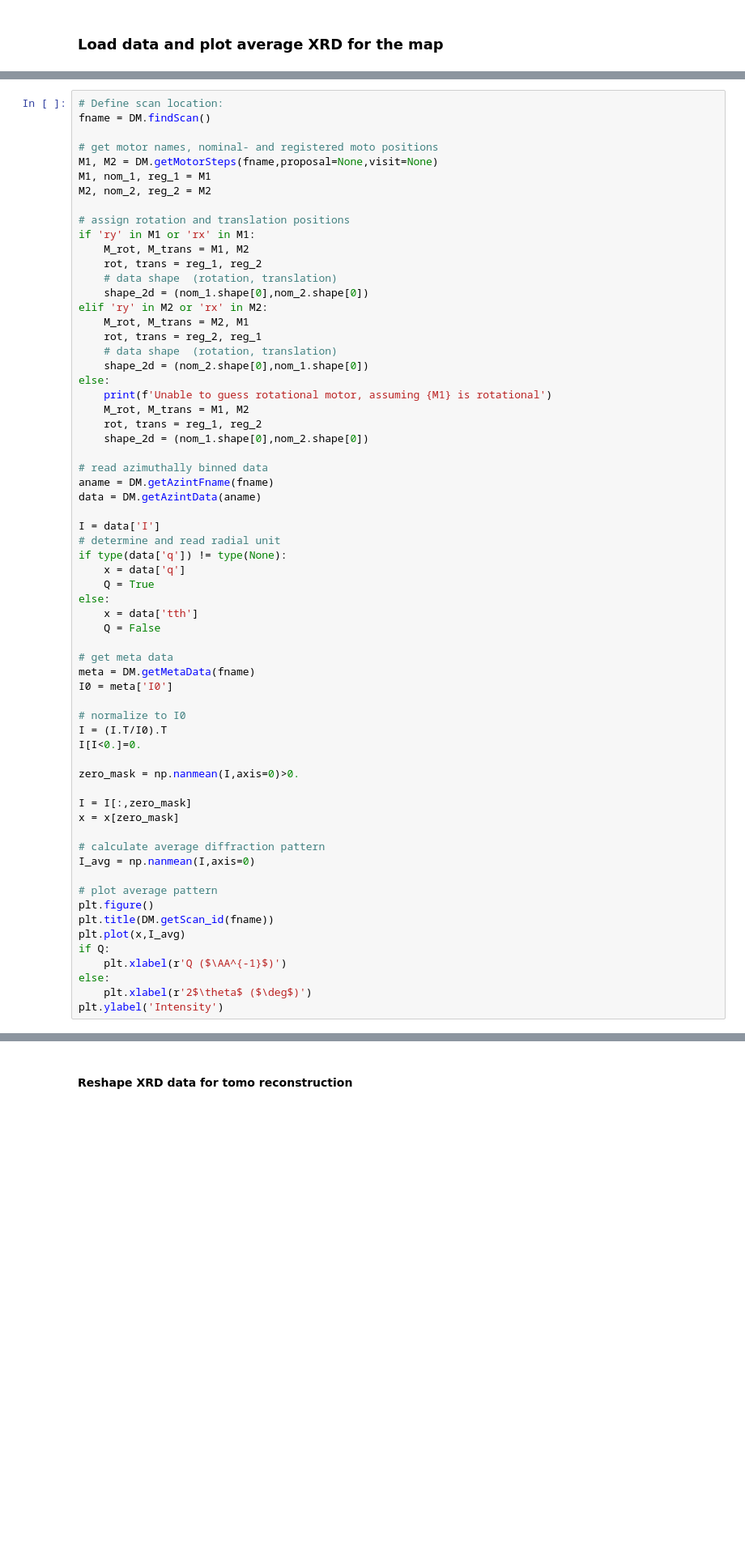
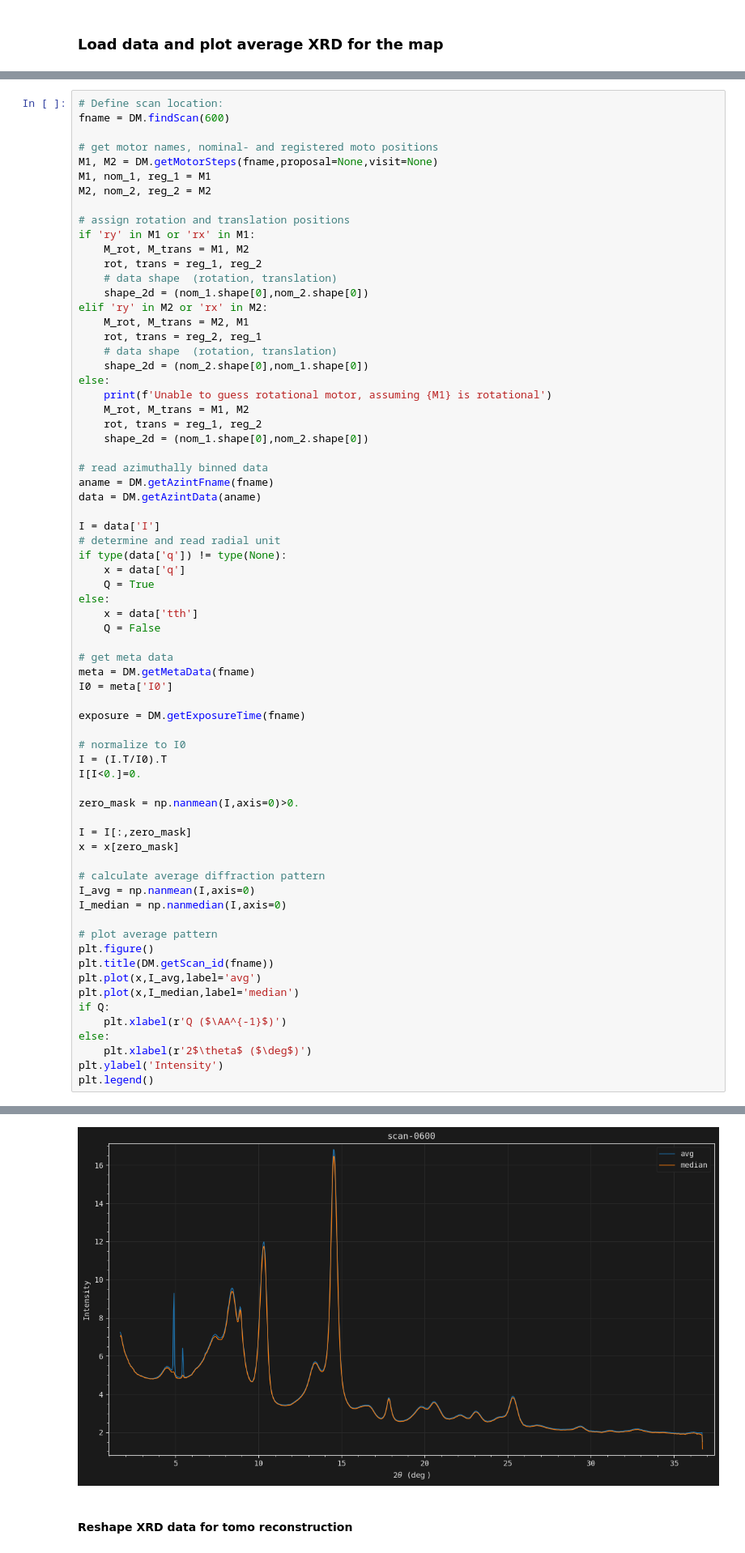
Before and after one commit to maxiv-science/DanMAX_jupyter_scripts, a Jupyter notebook: mapping/reconstructXRD_CT.ipynb, the cells around one changed output, grey strips where cells are left out. Shown at 81% size. Saved outputs shown, nothing was run; the diff lists cells and outputs as text; blank space fills up the shorter version.

```diff
--- a/mapping/reconstructXRD_CT.ipynb
+++ b/mapping/reconstructXRD_CT.ipynb
@@ -24,6 +32,6 @@ style = DM.darkMode(style_dic={'figure.figsize':'large'})
 # %%
 # Define scan location:
-fname = DM.findScan()
+fname = DM.findScan(600)
 
 # get motor names, nominal- and registered moto positions
 M1, M2 = DM.getMotorSteps(fname,proposal=None,visit=None)
@@ -64,6 +72,8 @@ else:
 meta = DM.getMetaData(fname)
 I0 = meta['I0']
 
+exposure = DM.getExposureTime(fname)
+
 # normalize to I0
 I = (I.T/I0).T
 I[I<0.]=0.
@@ -75,13 +85,17 @@ x = x[zero_mask]
 
 # calculate average diffraction pattern
 I_avg = np.nanmean(I,axis=0)
+I_median = np.nanmedian(I,axis=0)
 
 # plot average pattern
 plt.figure()
 plt.title(DM.getScan_id(fname))
-plt.plot(x,I_avg)
+plt.plot(x,I_avg,label='avg')
+plt.plot(x,I_median,label='median')
 if Q:
     plt.xlabel(r'Q ($\AA^{-1}$)')
 else:
     plt.xlabel(r'2$\theta$ ($\deg$)')
 plt.ylabel('Intensity')
+plt.legend()
+# %% [output]
@@ -88,3 +107,4 @@ plt.ylabel('Intensity')
+[figure, added]
 # %% [markdown]
 #### Reshape XRD data for tomo reconstruction
 # %%
```
Also changed, not shown: parts of 7 cells of this notebook.
